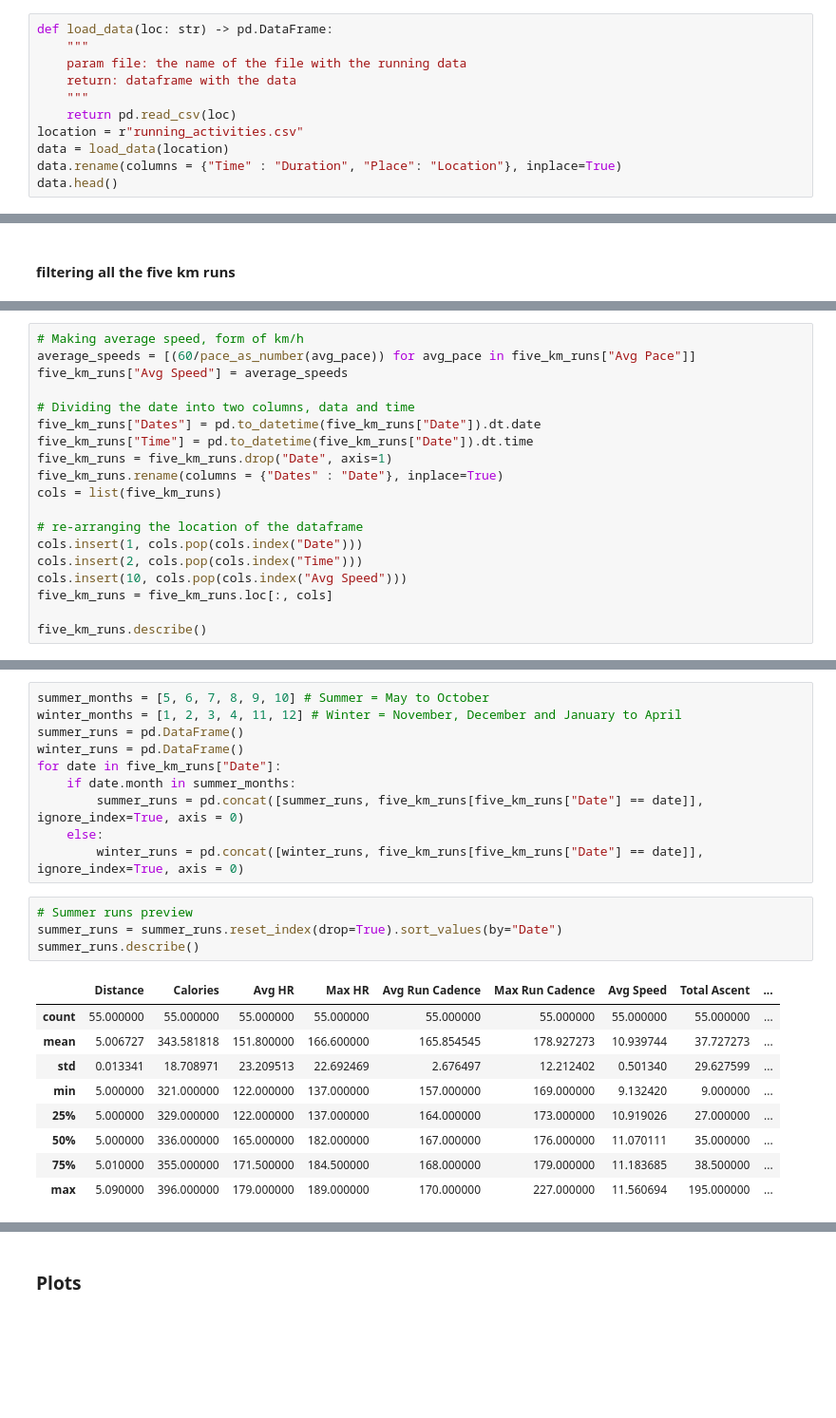
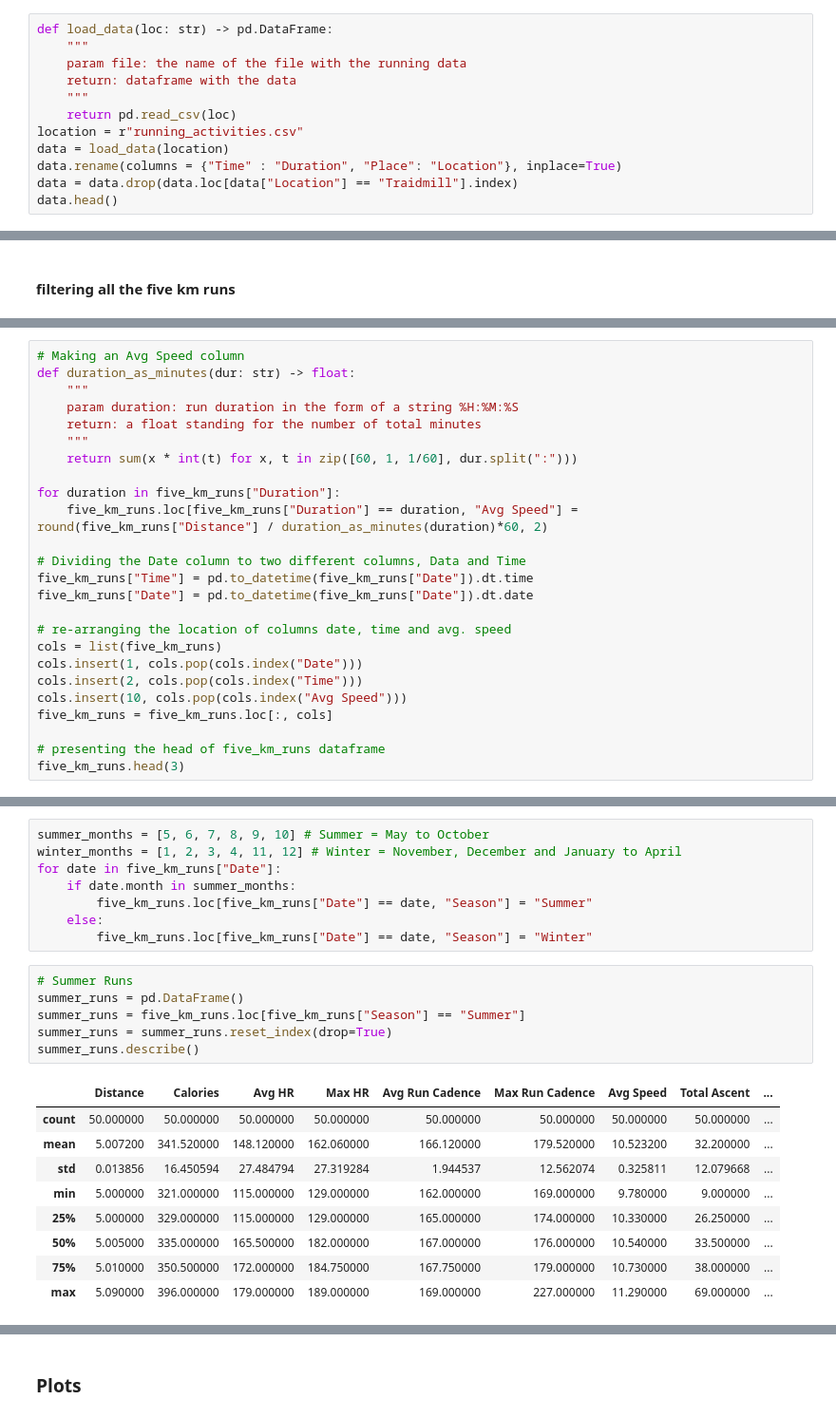
Before and after one commit to yonatan1golan/Running-Analysis, a Jupyter notebook: running_analysis.ipynb, the cells around one changed output, grey strips where cells are left out. Shown at 95% size. Saved outputs shown, nothing was run; the diff lists cells and outputs as text; blank space fills up the shorter version.

```diff
--- a/running_analysis.ipynb
+++ b/running_analysis.ipynb
@@ -21,6 +21,7 @@ def load_data(loc: str) -> pd.DataFrame:
 location = r"running_activities.csv"
 data = load_data(location)
 data.rename(columns = {"Time" : "Duration", "Place": "Location"}, inplace=True)
+data = data.drop(data.loc[data["Location"] == "Traidmill"].index)
 data.head()
 # %% [output]
 |  | Activity Type | Date | Distance | Calories | Duration | Avg HR | Max HR | Avg Run Cadence | ... |
@@ -331,20 +70,26 @@ def effort_avgs(df: pd.DataFrame):
 # %%
-# Making average speed, form of km/h
-average_speeds = [(60/pace_as_number(avg_pace)) for avg_pace in five_km_runs["Avg Pace"]]
-five_km_runs["Avg Speed"] = average_speeds
+# Making an Avg Speed column
+def duration_as_minutes(dur: str) -> float:
+    """
+    param duration: run duration in the form of a string %H:%M:%S
+    return: a float standing for the number of total minutes
+    """
+    return sum(x * int(t) for x, t in zip([60, 1, 1/60], dur.split(":")))
 
-# Dividing the date into two columns, data and time
-five_km_runs["Dates"] = pd.to_datetime(five_km_runs["Date"]).dt.date
+for duration in five_km_runs["Duration"]:
+    five_km_runs.loc[five_km_runs["Duration"] == duration, "Avg Speed"] = round(five_km_runs["Distance"] / duration_as_minutes(duration)*60, 2)
+
+# Dividing the Date column to two different columns, Data and Time
 five_km_runs["Time"] = pd.to_datetime(five_km_runs["Date"]).dt.time
-five_km_runs = five_km_runs.drop("Date", axis=1)
-five_km_runs.rename(columns = {"Dates" : "Date"}, inplace=True)
+five_km_runs["Date"] = pd.to_datetime(five_km_runs["Date"]).dt.date
+
+# re-arranging the location of columns date, time and avg. speed
 cols = list(five_km_runs)
-
-# re-arranging the location of the dataframe
 cols.insert(1, cols.pop(cols.index("Date")))
 cols.insert(2, cols.pop(cols.index("Time")))
 cols.insert(10, cols.pop(cols.index("Avg Speed")))
 five_km_runs = five_km_runs.loc[:, cols]
 
-five_km_runs.describe()
+# presenting the head of five_km_runs dataframe
+five_km_runs.head(3)
 # %% [output]
@@ -362,25 +103,25 @@ five_km_runs.describe()
 # %%
 summer_months = [5, 6, 7, 8, 9, 10] # Summer = May to October
 winter_months = [1, 2, 3, 4, 11, 12] # Winter = November, December and January to April
-summer_runs = pd.DataFrame()
-winter_runs = pd.DataFrame()
 for date in five_km_runs["Date"]:
     if date.month in summer_months:
-        summer_runs = pd.concat([summer_runs, five_km_runs[five_km_runs["Date"] == date]], ignore_index=True, axis = 0)
+        five_km_runs.loc[five_km_runs["Date"] == date, "Season"] = "Summer"
     else:
-        winter_runs = pd.concat([winter_runs, five_km_runs[five_km_runs["Date"] == date]], ignore_index=True, axis = 0)
+        five_km_runs.loc[five_km_runs["Date"] == date, "Season"] = "Winter"
 # %%
-# Summer runs preview
-summer_runs = summer_runs.reset_index(drop=True).sort_values(by="Date")
+# Summer Runs
+summer_runs = pd.DataFrame()
+summer_runs = five_km_runs.loc[five_km_runs["Season"] == "Summer"]
+summer_runs = summer_runs.reset_index(drop=True)
 summer_runs.describe()
 # %% [output]
 |  | Distance | Calories | Avg HR | Max HR | Avg Run Cadence | Max Run Cadence | Avg Speed | Total Ascent | ... |
-| count | 55.000000 | 55.000000 | 55.000000 | 55.000000 | 55.000000 | 55.000000 | 55.000000 | 55.000000 | ... |
-| mean | 5.006727 | 343.581818 | 151.800000 | 166.600000 | 165.854545 | 178.927273 | 10.939744 | 37.727273 | ... |
-| std | 0.013341 | 18.708971 | 23.209513 | 22.692469 | 2.676497 | 12.212402 | 0.501340 | 29.627599 | ... |
-| min | 5.000000 | 321.000000 | 122.000000 | 137.000000 | 157.000000 | 169.000000 | 9.132420 | 9.000000 | ... |
-| 25% | 5.000000 | 329.000000 | 122.000000 | 137.000000 | 164.000000 | 173.000000 | 10.919026 | 27.000000 | ... |
-| 50% | 5.000000 | 336.000000 | 165.000000 | 182.000000 | 167.000000 | 176.000000 | 11.070111 | 35.000000 | ... |
-| 75% | 5.010000 | 355.000000 | 171.500000 | 184.500000 | 168.000000 | 179.000000 | 11.183685 | 38.500000 | ... |
-| max | 5.090000 | 396.000000 | 179.000000 | 189.000000 | 170.000000 | 227.000000 | 11.560694 | 195.000000 | ... |
+| count | 50.000000 | 50.000000 | 50.000000 | 50.000000 | 50.000000 | 50.000000 | 50.000000 | 50.000000 | ... |
+| mean | 5.007200 | 341.520000 | 148.120000 | 162.060000 | 166.120000 | 179.520000 | 10.523200 | 32.200000 | ... |
+| std | 0.013856 | 16.450594 | 27.484794 | 27.319284 | 1.944537 | 12.562074 | 0.325811 | 12.079668 | ... |
+| min | 5.000000 | 321.000000 | 115.000000 | 129.000000 | 162.000000 | 169.000000 | 9.780000 | 9.000000 | ... |
+| 25% | 5.000000 | 329.000000 | 115.000000 | 129.000000 | 165.000000 | 174.000000 | 10.330000 | 26.250000 | ... |
+| 50% | 5.005000 | 335.000000 | 165.500000 | 182.000000 | 167.000000 | 176.000000 | 10.540000 | 33.500000 | ... |
+| 75% | 5.010000 | 350.500000 | 172.000000 | 184.750000 | 167.750000 | 179.000000 | 10.730000 | 38.000000 | ... |
+| max | 5.090000 | 396.000000 | 179.000000 | 189.000000 | 169.000000 | 227.000000 | 11.290000 | 69.000000 | ... |
 # %%
```
Also changed, not shown: parts of 74 cells of this notebook.
